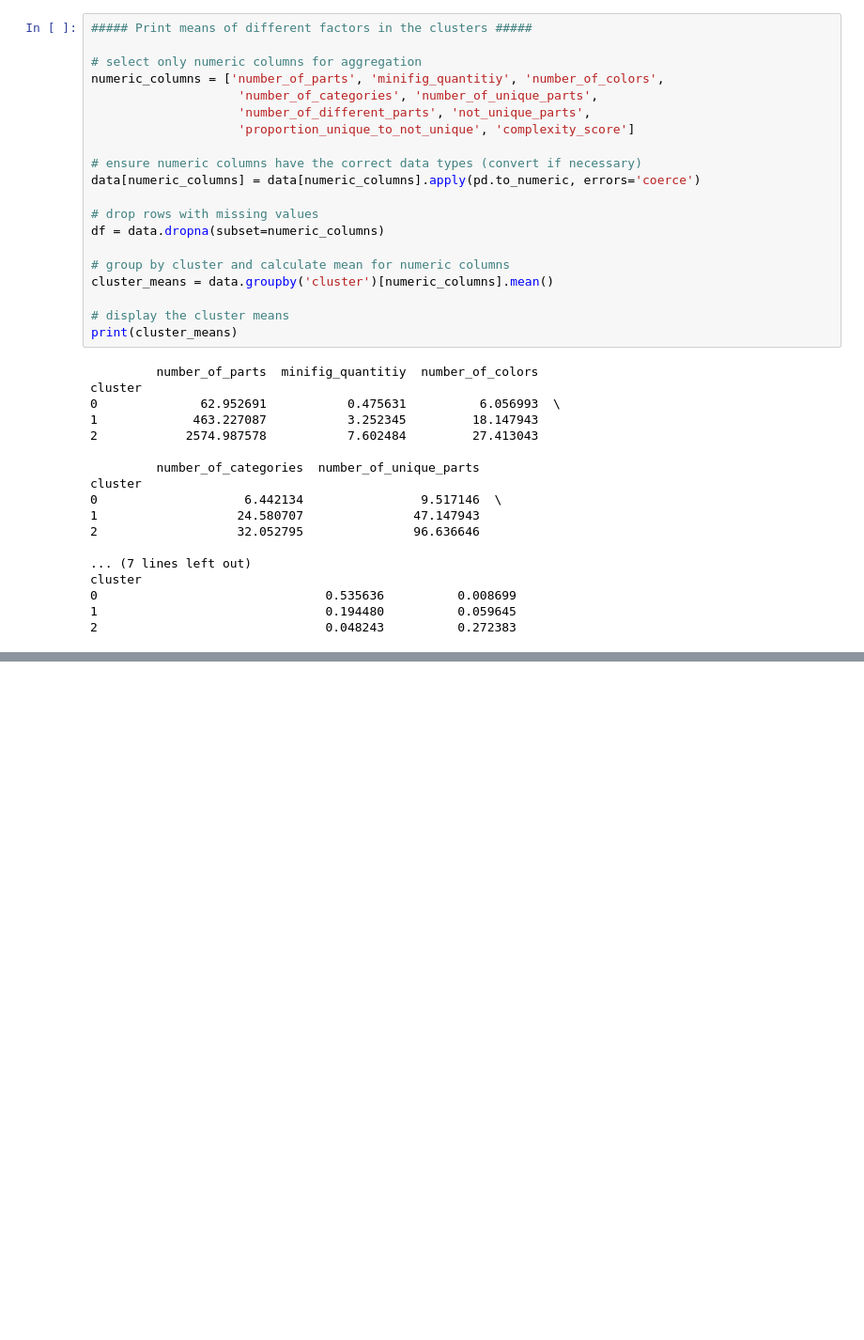
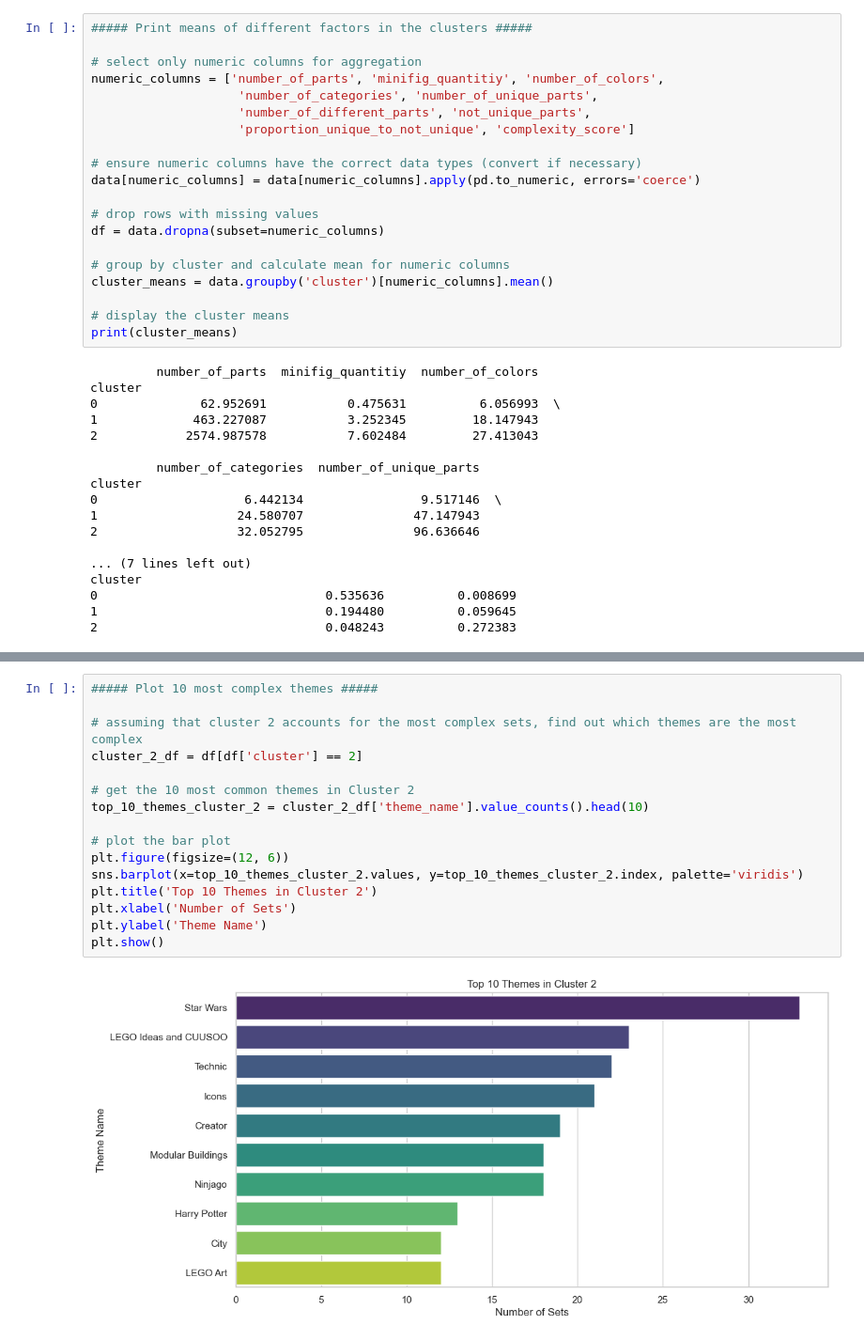
Before and after one commit to eddiebeach99/Data_Literacy, a Jupyter notebook: Analysis/clustering.ipynb, the cells around one changed output, grey strips where cells are left out. Shown at 94% size. Cells and saved outputs as stored; diff of their text form; blank space fills up the shorter version.

```diff
--- a/Analysis/clustering.ipynb
+++ b/Analysis/clustering.ipynb
@@ -190,0 +191,18 @@ plt.show()
+# %%
+##### Plot 10 most complex themes #####
+
+# assuming that cluster 2 accounts for the most complex sets, find out which themes are the most complex
+cluster_2_df = df[df['cluster'] == 2]
+
+# get the 10 most common themes in Cluster 2
+top_10_themes_cluster_2 = cluster_2_df['theme_name'].value_counts().head(10)
+
+# plot the bar plot
+plt.figure(figsize=(12, 6))
+sns.barplot(x=top_10_themes_cluster_2.values, y=top_10_themes_cluster_2.index, palette='viridis')
+plt.title('Top 10 Themes in Cluster 2')
+plt.xlabel('Number of Sets')
+plt.ylabel('Theme Name')
+plt.show()
+# %% [output]
+[figure, added]
```
Also changed, not shown: parts of 6 cells of this notebook, 18 other files.
